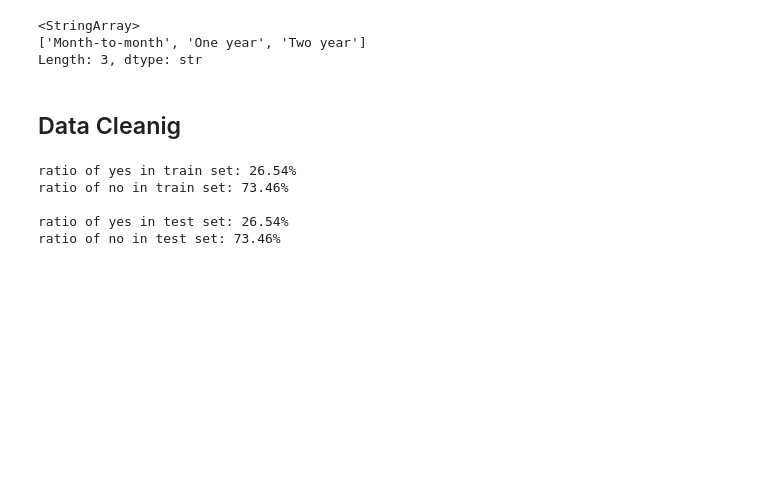
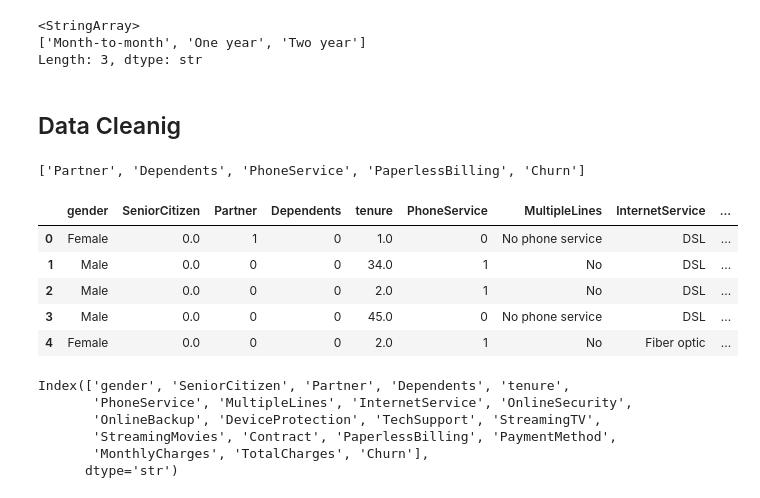
Before and after one commit to rzadrzi/customer_churn_analysis, a Jupyter notebook: customer_churn_analysis.ipynb, the cells around one changed output. Drawn from its saved outputs; the diff is of its cells as text; code cells hidden in the pictures; blank space fills up the shorter version.

```diff
--- a/customer_churn_analysis.ipynb
+++ b/customer_churn_analysis.ipynb
@@ -335,12 +331,25 @@ X_train, X_test, y_train, y_test = train_test_split(X, y, test_size = 0.2, strat
-# %%
-print(f"ratio of yes in train set: {100 * (y_train[ y_train=="Yes" ].count() /  y_train.count()):.2f}%")
-print(f"ratio of no in train set: {100 * (y_train[ y_train=="No" ].count() /  y_train.count()):.2f}%")
-print()
-print(f"ratio of yes in test set: {100 * (y_test[ y_test=="Yes" ].count() /  y_test.count()):.2f}%")
-print(f"ratio of no in test set: {100 * (y_test[ y_test=="No" ].count() /  y_test.count()):.2f}%")
-# %% [output]
-ratio of yes in train set: 26.54%
-ratio of no in train set: 73.46%
-
-ratio of yes in test set: 26.54%
-ratio of no in test set: 73.46%
+# %%
+binary_cols = [col for col in df.columns if set(df[col].unique())=={"Yes", "No"}]
+binary_cols
+# %% [output]
+['Partner', 'Dependents', 'PhoneService', 'PaperlessBilling', 'Churn']
+# %%
+df[binary_cols] = df[binary_cols].replace({"Yes": 1, "No": 0})
+# %%
+df.head()
+# %% [output]
+|  | gender | SeniorCitizen | Partner | Dependents | tenure | PhoneService | MultipleLines | InternetService | ... |
+| 0 | Female | 0.0 | 1 | 0 | 1.0 | 0 | No phone service | DSL | ... |
+| 1 | Male | 0.0 | 0 | 0 | 34.0 | 1 | No | DSL | ... |
+| 2 | Male | 0.0 | 0 | 0 | 2.0 | 1 | No | DSL | ... |
+| 3 | Male | 0.0 | 0 | 0 | 45.0 | 0 | No phone service | DSL | ... |
+| 4 | Female | 0.0 | 0 | 0 | 2.0 | 1 | No | Fiber optic | ... |
+# %%
+df.columns
+# %% [output]
+Index(['gender', 'SeniorCitizen', 'Partner', 'Dependents', 'tenure',
+       'PhoneService', 'MultipleLines', 'InternetService', 'OnlineSecurity',
+       'OnlineBackup', 'DeviceProtection', 'TechSupport', 'StreamingTV',
+       'StreamingMovies', 'Contract', 'PaperlessBilling', 'PaymentMethod',
+       'MonthlyCharges', 'TotalCharges', 'Churn'],
+      dtype='str')
```
Also changed, not shown: parts of 16 cells of this notebook.
